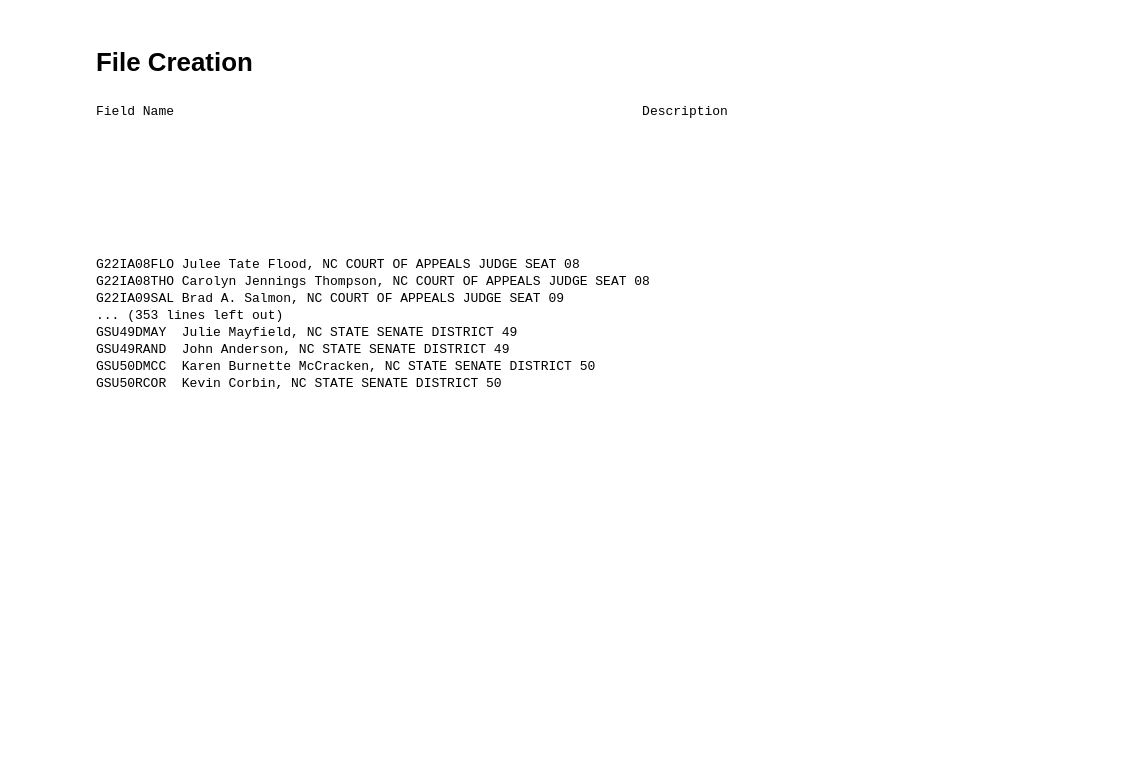
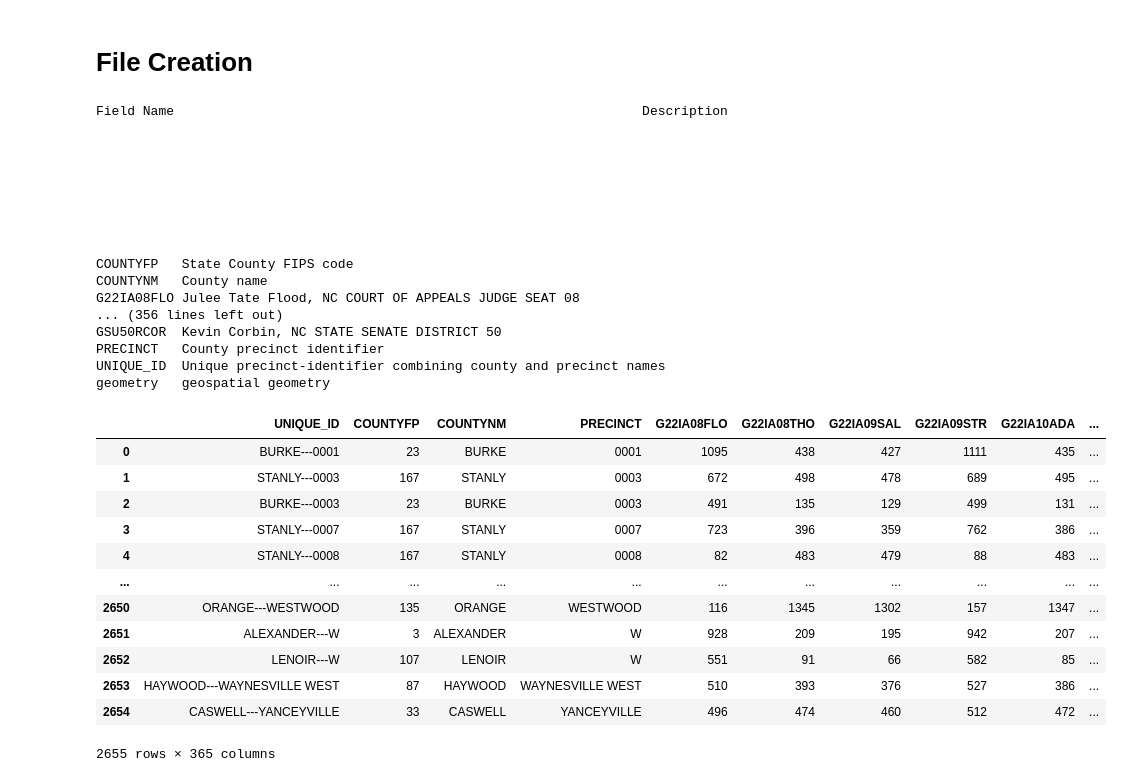
Before and after one commit to nonpartisan-redistricting-datahub/pber_collection, a Jupyter notebook: NC/2022/nc_election_results.ipynb, the cells around one changed output. Cells and saved outputs as stored; diff of their text form; code cells hidden in the pictures; blank space fills up the shorter version.

```diff
--- a/NC/2022/nc_election_results.ipynb
+++ b/NC/2022/nc_election_results.ipynb
@@ -566,6 +550,11 @@ def create_fields_table(race_field_header_0, fields_dict_0,
 #dfcol#["new_col"]
 #readme_column_dict = pd.Series(dfcol["og_column"].str.replace("_", " ").values, index = dfcol["new_col"]).to_dict()
 
+unsorted_df_column_name_dict["UNIQUE_ID"] = "Unique precinct-identifier combining county and precinct names"
+unsorted_df_column_name_dict["COUNTYFP"] = "State County FIPS code"
+unsorted_df_column_name_dict["COUNTYNM"] = "County name"
+unsorted_df_column_name_dict["PRECINCT"] = "County precinct identifier"
+unsorted_df_column_name_dict["geometry"] = "geospatial geometry"
 fields_table = create_fields_table('', unsorted_df_column_name_dict).sort_values(["Field Name"])
 
 readme_fields = fields_table.to_string(formatters={'Description':'{{:<{}s}}'.format(fields_table['Description'].str.len().max()).format, 'Field Name':'{{:<{}s}}'.format(fields_table['Field Name'].str.len().max()).format}, index=False)
@@ -581,11 +570,27 @@ Field Name                                                            Descriptio
 
 
 
+COUNTYFP   State County FIPS code
+COUNTYNM   County name
 G22IA08FLO Julee Tate Flood, NC COURT OF APPEALS JUDGE SEAT 08
-G22IA08THO Carolyn Jennings Thompson, NC COURT OF APPEALS JUDGE SEAT 08
-G22IA09SAL Brad A. Salmon, NC COURT OF APPEALS JUDGE SEAT 09
-... (353 lines left out)
-GSU49DMAY  Julie Mayfield, NC STATE SENATE DISTRICT 49
-GSU49RAND  John Anderson, NC STATE SENATE DISTRICT 49
-GSU50DMCC  Karen Burnette McCracken, NC STATE SENATE DISTRICT 50
+... (356 lines left out)
 GSU50RCOR  Kevin Corbin, NC STATE SENATE DISTRICT 50
+PRECINCT   County precinct identifier
+UNIQUE_ID  Unique precinct-identifier combining county and precinct names
+geometry   geospatial geometry
+# %%
+merge
+# %% [output]
+|  | UNIQUE_ID | COUNTYFP | COUNTYNM | PRECINCT | G22IA08FLO | G22IA08THO | G22IA09SAL | G22IA09STR | G22IA10ADA | ... |
+| 0 | BURKE---0001 | 23 | BURKE | 0001 | 1095 | 438 | 427 | 1111 | 435 | ... |
+| 1 | STANLY---0003 | 167 | STANLY | 0003 | 672 | 498 | 478 | 689 | 495 | ... |
+| 2 | BURKE---0003 | 23 | BURKE | 0003 | 491 | 135 | 129 | 499 | 131 | ... |
+| 3 | STANLY---0007 | 167 | STANLY | 0007 | 723 | 396 | 359 | 762 | 386 | ... |
+| 4 | STANLY---0008 | 167 | STANLY | 0008 | 82 | 483 | 479 | 88 | 483 | ... |
+| ... | ... | ... | ... | ... | ... | ... | ... | ... | ... | ... |
+| 2650 | ORANGE---WESTWOOD | 135 | ORANGE | WESTWOOD | 116 | 1345 | 1302 | 157 | 1347 | ... |
+| 2651 | ALEXANDER---W | 3 | ALEXANDER | W | 928 | 209 | 195 | 942 | 207 | ... |
+| 2652 | LENOIR---W | 107 | LENOIR | W | 551 | 91 | 66 | 582 | 85 | ... |
+| 2653 | HAYWOOD---WAYNESVILLE WEST | 87 | HAYWOOD | WAYNESVILLE WEST | 510 | 393 | 376 | 527 | 386 | ... |
+| 2654 | CASWELL---YANCEYVILLE | 33 | CASWELL | YANCEYVILLE | 496 | 474 | 460 | 512 | 472 | ... |
+2655 rows × 365 columns
```
Also changed, not shown: parts of 8 cells of this notebook.
